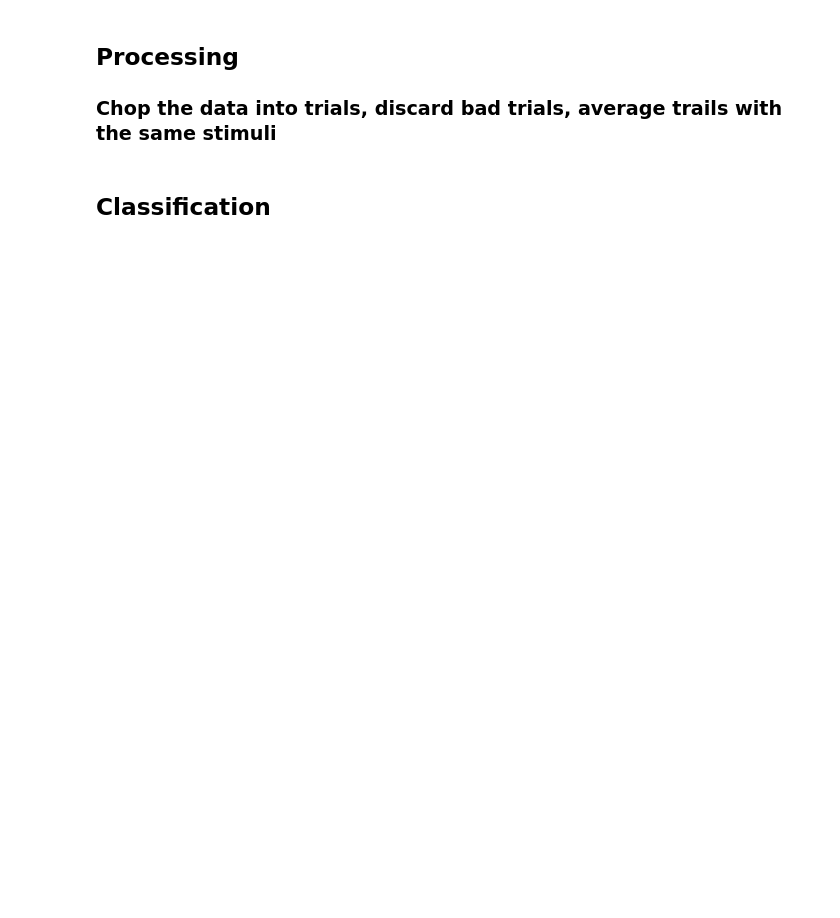
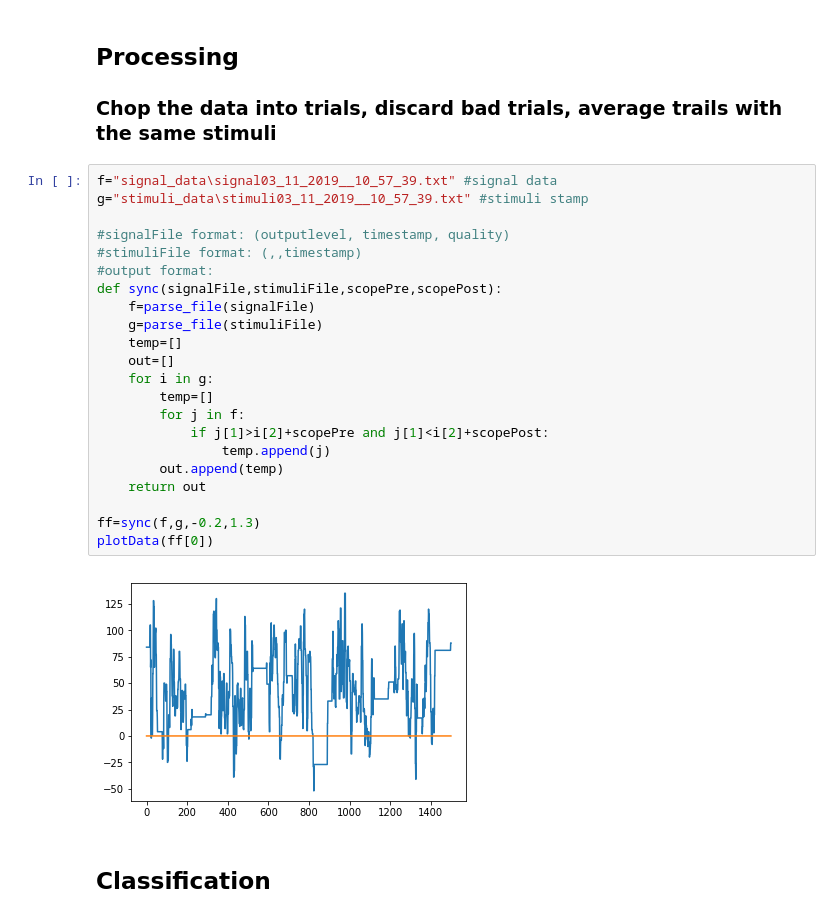
Before and after one commit to rarerare/BCI_speller, a Jupyter notebook: Raw Signal Processing.ipynb, the cells around one changed output. Cells and saved outputs as stored; diff of their text form; blank space fills up the shorter version.

```diff
--- a/Raw Signal Processing.ipynb
+++ b/Raw Signal Processing.ipynb
@@ -64,5 +43,29 @@ array([2])
 # %% [markdown]
 ## Processing
 ### Chop the data into trials, discard bad trials, average trails with the same stimuli
+# %%
+f="signal_data\signal03_11_2019__10_57_39.txt" #signal data
+g="stimuli_data\stimuli03_11_2019__10_57_39.txt" #stimuli stamp
+
+#signalFile format: (outputlevel, timestamp, quality)
+#stimuliFile format: (,,timestamp)
+#output format:
+def sync(signalFile,stimuliFile,scopePre,scopePost):
+    f=parse_file(signalFile)
+    g=parse_file(stimuliFile)
+    temp=[]
+    out=[]
+    for i in g:
+        temp=[]
+        for j in f:
+            if j[1]>i[2]+scopePre and j[1]<i[2]+scopePost:
+                temp.append(j)
+        out.append(temp)
+    return out
+
+ff=sync(f,g,-0.2,1.3)
+plotData(ff[0])
+# %% [output]
+[figure, added]
 # %% [markdown]
 ## Classification
```
Also changed, not shown: parts of 5 cells of this notebook.
